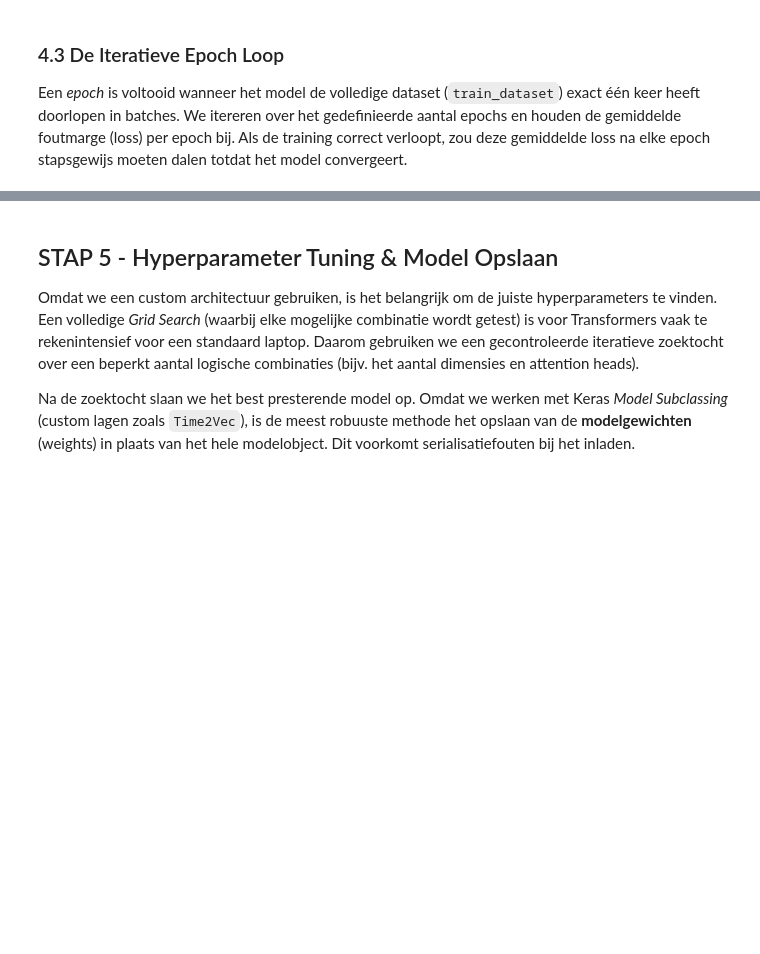
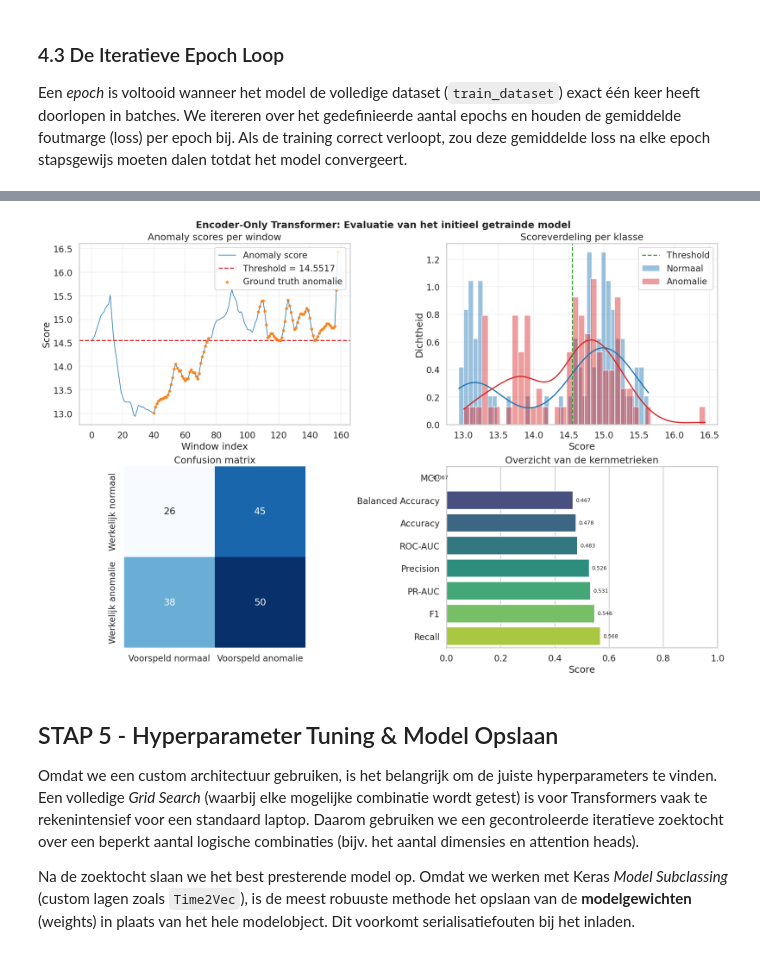
Before and after one commit to Jakobdevreese/bachelorproef-hvac-anomaliedetectie, a Jupyter notebook: 03_machine_learning/encoder-only-transformer.ipynb, the cells around one changed output, grey strips where cells are left out. Drawn from its saved outputs; the diff is of its cells as text; code cells hidden in the pictures; blank space fills up the shorter version.

```diff
--- a/03_machine_learning/encoder-only-transformer.ipynb
+++ b/03_machine_learning/encoder-only-transformer.ipynb
@@ -534,0 +668,16 @@ Training voltooid.
+# %%
+# Scores op de evaluatieset (gelabelde synthetische windows)
+X_eval_tf = tf.cast(X_eval, tf.float32)
+recon_eval = model.predict(X_eval_tf, batch_size=BATCH_SIZE, verbose=0)
+# %%
+eval_scores = np.mean(np.sum(np.abs(recon_eval - X_eval), axis=-1), axis=1)
+# %%
+baseline_threshold = np.percentile(val_scores, 99)
+# %%
+y_pred_eval = (eval_scores > baseline_threshold).astype(int)
+
+print("val:", np.percentile(val_scores, [50, 90, 95, 99]))
+print("eval:", np.percentile(eval_scores, [1, 5, 50, 95, 99]))
+print("threshold:", baseline_threshold)
+print("eval below threshold:", np.mean(eval_scores <= baseline_threshold))
+print("shapes:", "y_true_window =", y_true_window.shape, "| y_pred_eval =", y_pred_eval.shape)
@@ -534,0 +744,79 @@ Training voltooid.
+# %%
+sns.set_theme(style="whitegrid", context="talk")
+
+fig, axes = plt.subplots(2, 2, figsize=(18, 12), constrained_layout=True)
+fig.suptitle("Encoder-Only Transformer: Evaluatie van het initieel getrainde model", fontsize=18, fontweight="bold")
+
+# Plot 1: anomaly scores over de windows
+ax1 = axes[0, 0]
+ax1.plot(eval_scores, color="#1f77b4", linewidth=1.2, label="Anomaly score")
+ax1.axhline(baseline_threshold, color="#d62728", linestyle="--", linewidth=2, label=f"Threshold = {baseline_threshold:.4f}")
+
+anom_idx = np.where(y_true_window == 1)[0]
+ax1.scatter(
+    anom_idx,
+    eval_scores[anom_idx],
+    s=18,
+    color="#ff7f0e",
+    alpha=0.8,
+    label="Ground truth anomalie",
+    zorder=5
+)
+
+ax1.set_title("Anomaly scores per window")
+ax1.set_xlabel("Window index")
+ax1.set_ylabel("Score")
+ax1.legend(loc="upper right")
+ax1.grid(alpha=0.25)
+
+# Plot 2: scoreverdeling per klasse
+ax2 = axes[0, 1]
+sns.histplot(eval_scores[y_true_window == 0], bins=40, kde=True, stat="density", color="#1f77b4", alpha=0.45, label="Normaal", ax=ax2)
+sns.histplot(eval_scores[y_true_window == 1], bins=40, kde=True, stat="density", color="#d62728", alpha=0.45, label="Anomalie", ax=ax2)
+ax2.axvline(baseline_threshold, color="#2ca02c", linestyle="--", linewidth=2, label="Threshold")
+ax2.set_title("Scoreverdeling per klasse")
+ax2.set_xlabel("Score")
+ax2.set_ylabel("Dichtheid")
+ax2.legend(loc="upper right")
+ax2.grid(alpha=0.25)
+
+# Plot 3: confusion matrix
+ax3 = axes[1, 0]
+sns.heatmap(
+    cm,
+    annot=True,
+    fmt="d",
+    cmap="Blues",
+    cbar=False,
+    square=True,
+    xticklabels=["Voorspeld normaal", "Voorspeld anomalie"],
+    yticklabels=["Werkelijk normaal", "Werkelijk anomalie"],
+    ax=ax3
+)
+ax3.set_title("Confusion matrix")
+ax3.set_xlabel("")
+ax3.set_ylabel("")
+
+# Plot 4: metric overview
+ax4 = axes[1, 1]
+metric_plot_df = metrics_df.copy()
+metric_plot_df = metric_plot_df.sort_values("Value", ascending=True)
+
+sns.barplot(
+    data=metric_plot_df,
+    x="Value",
+    y="Metric",
+    palette="viridis",
+    ax=ax4
+)
+
+for i, value in enumerate(metric_plot_df["Value"]):
+    ax4.text(min(value + 0.01, 1.02), i, f"{value:.3f}", va="center", fontsize=10)
+
+ax4.set_xlim(0, max(1.0, metric_plot_df["Value"].max() + 0.15))
+ax4.set_title("Overzicht van de kernmetrieken")
+ax4.set_xlabel("Score")
+ax4.set_ylabel("")
+
+plt.show()
+# %% [output]
@@ -535,3 +826,4 @@ Training voltooid.
+[figure, added]
 # %% [markdown]
 ## STAP 5 - Hyperparameter Tuning & Model Opslaan
 
```
Also changed, not shown: parts of 51 cells of this notebook, 15 other files.
